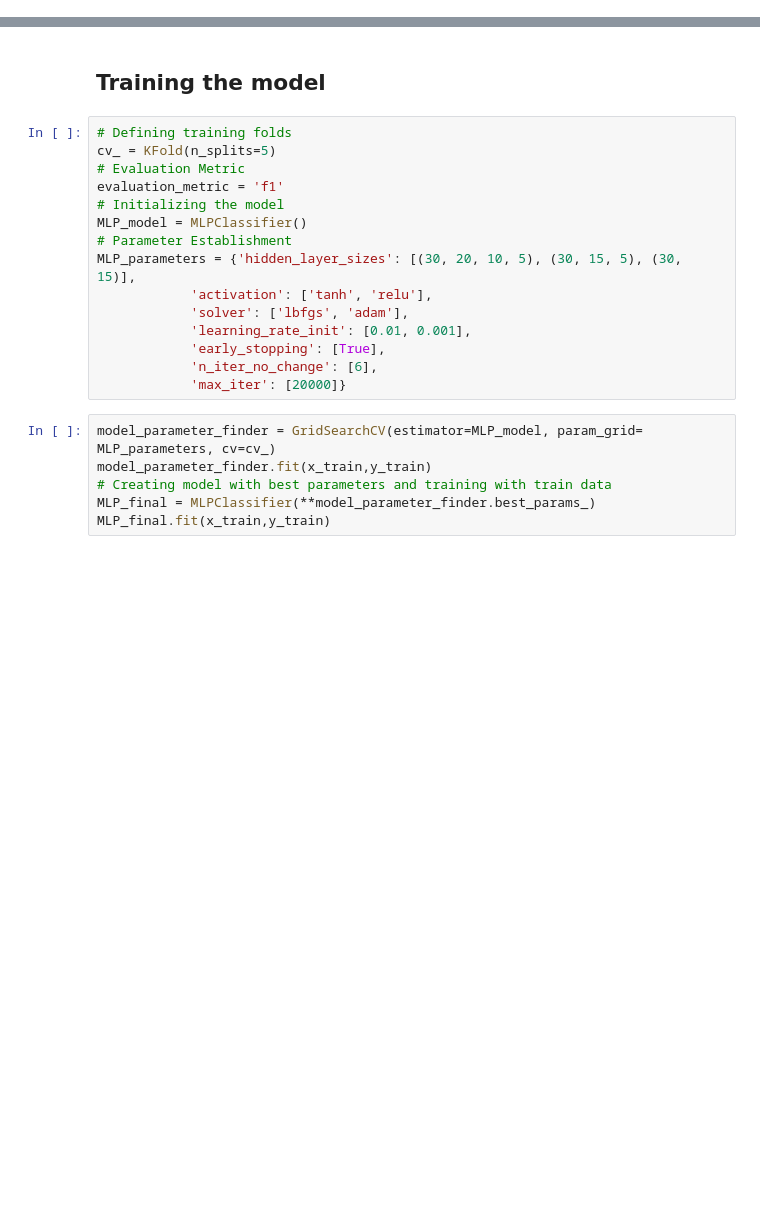
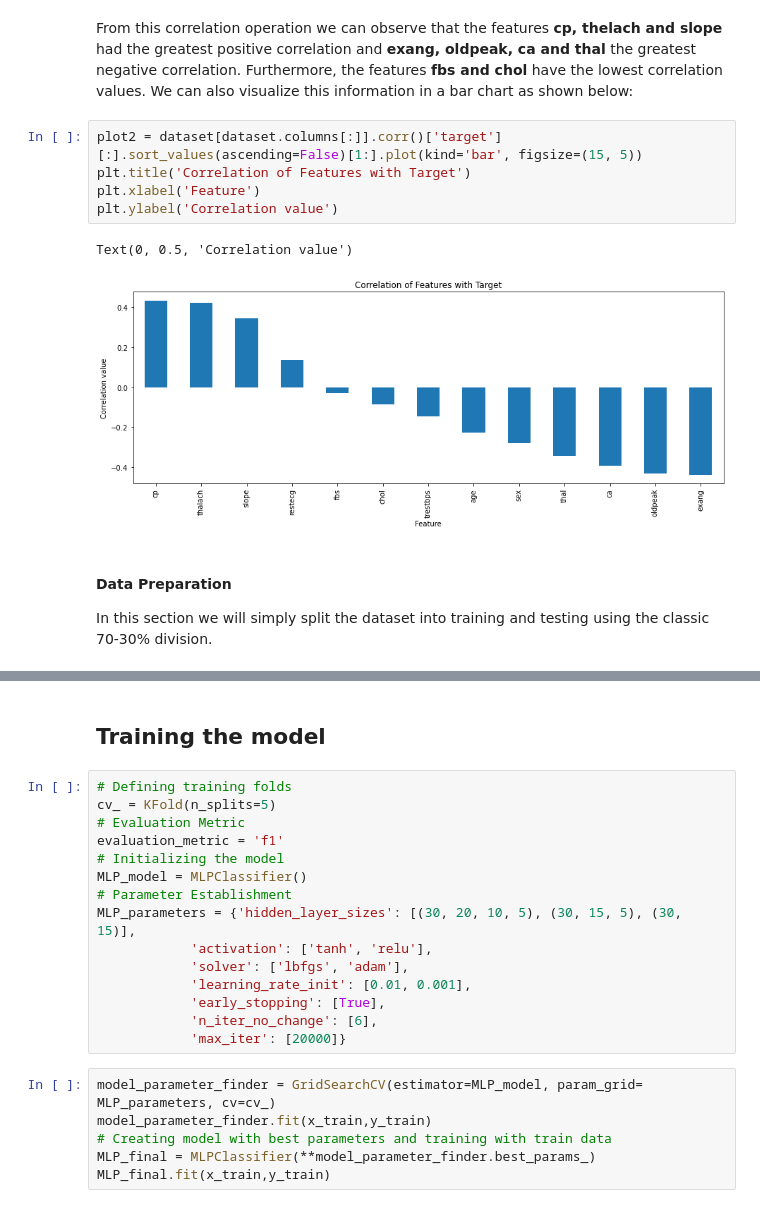
Before and after one commit to kevinmgamboa/heart_disease_prediction_app, a Jupyter notebook: model_train.ipynb, the cells around one changed output, grey strips where cells are left out. Saved outputs shown, nothing was run; the diff lists cells and outputs as text; blank space fills up the shorter version.

```diff
--- a/model_train.ipynb
+++ b/model_train.ipynb
@@ -51,0 +94,14 @@ No. examples for validation =  91
+# %% [markdown]
+From this correlation operation we can observe that the features **cp, thelach and slope** had the greatest positive correlation and **exang, oldpeak, ca and thal** the greatest negative correlation. Furthermore, the features **fbs and chol** have the lowest correlation values. We can also visualize this information in a bar chart as shown below:
+# %%
+plot2 = dataset[dataset.columns[:]].corr()['target'][:].sort_values(ascending=False)[1:].plot(kind='bar', figsize=(15, 5))
+plt.title('Correlation of Features with Target')
+plt.xlabel('Feature')
+plt.ylabel('Correlation value')
+# %% [output]
+Text(0, 0.5, 'Correlation value')
+[figure, added]
+# %% [markdown]
+#### Data Preparation
+
+In this section we will simply split the dataset into training and testing using the classic 70-30% division.
```
Also changed, not shown: parts of 26 cells of this notebook, 1 other file.
